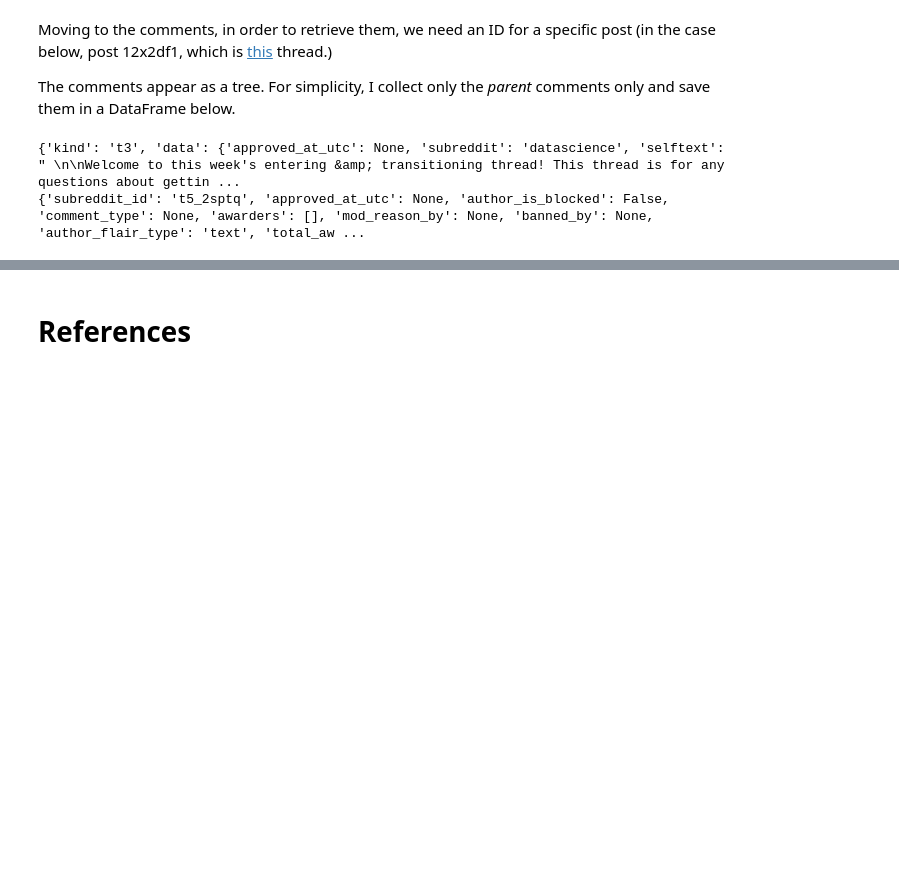
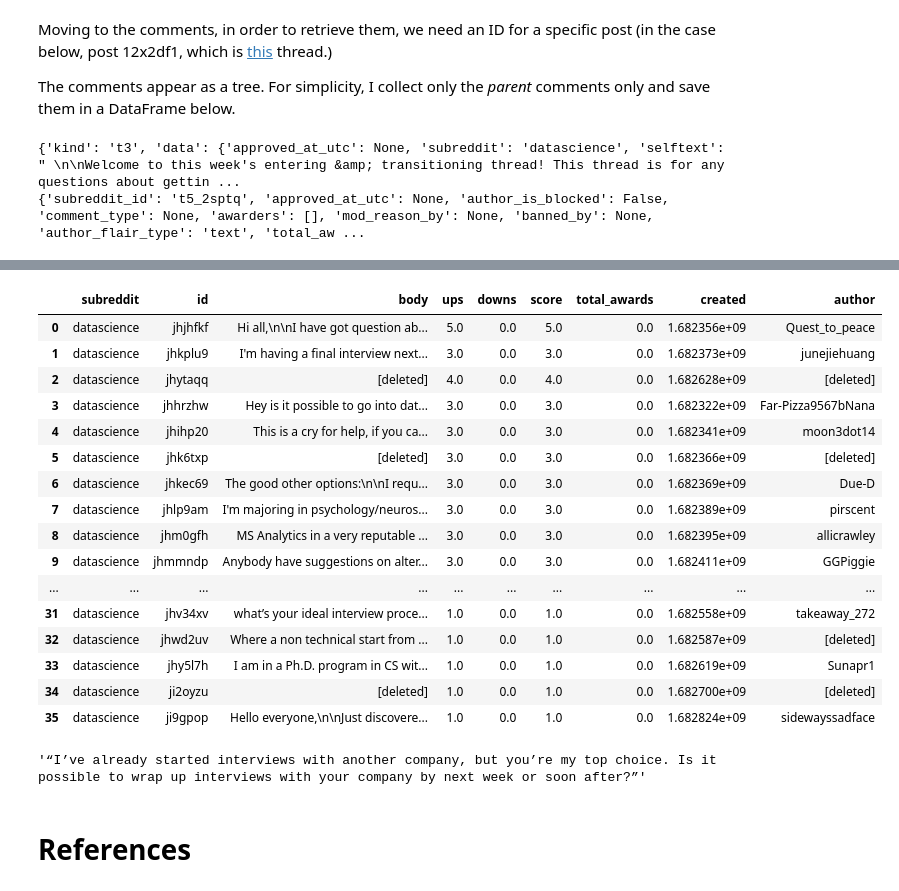
Before and after one commit to ConstanzaSchibber/reddit-API, a Jupyter notebook: RedditAPI-101-2023.ipynb, the cells around one changed output, grey strips where cells are left out. Cells and saved outputs as stored; diff of their text form; code cells hidden in the pictures; blank space fills up the shorter version.

```diff
--- a/RedditAPI-101-2023.ipynb
+++ b/RedditAPI-101-2023.ipynb
@@ -254,2 +254,26 @@ df_comments.head()
+# %%
+df_comments
+# %% [output]
+|  | subreddit | id | body | ups | downs | score | total_awards | created | author |
+| 0 | datascience | jhjhfkf | Hi all,\n\nI have got question ab... | 5.0 | 0.0 | 5.0 | 0.0 | 1.682356e+09 | Quest_to_peace |
+| 1 | datascience | jhkplu9 | I'm having a final interview next... | 3.0 | 0.0 | 3.0 | 0.0 | 1.682373e+09 | junejiehuang |
+| 2 | datascience | jhytaqq | [deleted] | 4.0 | 0.0 | 4.0 | 0.0 | 1.682628e+09 | [deleted] |
+| 3 | datascience | jhhrzhw | Hey is it possible to go into dat... | 3.0 | 0.0 | 3.0 | 0.0 | 1.682322e+09 | Far-Pizza9567bNana |
+| 4 | datascience | jhihp20 | This is a cry for help, if you ca... | 3.0 | 0.0 | 3.0 | 0.0 | 1.682341e+09 | moon3dot14 |
+| 5 | datascience | jhk6txp | [deleted] | 3.0 | 0.0 | 3.0 | 0.0 | 1.682366e+09 | [deleted] |
+| 6 | datascience | jhkec69 | The good other options:\n\nI requ... | 3.0 | 0.0 | 3.0 | 0.0 | 1.682369e+09 | Due-D |
+| 7 | datascience | jhlp9am | I'm majoring in psychology/neuros... | 3.0 | 0.0 | 3.0 | 0.0 | 1.682389e+09 | pirscent |
+| 8 | datascience | jhm0gfh | MS Analytics in a very reputable ... | 3.0 | 0.0 | 3.0 | 0.0 | 1.682395e+09 | allicrawley |
+| 9 | datascience | jhmmndp | Anybody have suggestions on alter... | 3.0 | 0.0 | 3.0 | 0.0 | 1.682411e+09 | GGPiggie |
+| ... | ... | ... | ... | ... | ... | ... | ... | ... | ... |
+| 31 | datascience | jhv34xv | what’s your ideal interview proce... | 1.0 | 0.0 | 1.0 | 0.0 | 1.682558e+09 | takeaway_272 |
+| 32 | datascience | jhwd2uv | Where a non technical start from ... | 1.0 | 0.0 | 1.0 | 0.0 | 1.682587e+09 | [deleted] |
+| 33 | datascience | jhy5l7h | I am in a Ph.D. program in CS wit... | 1.0 | 0.0 | 1.0 | 0.0 | 1.682619e+09 | Sunapr1 |
+| 34 | datascience | ji2oyzu | [deleted] | 1.0 | 0.0 | 1.0 | 0.0 | 1.682700e+09 | [deleted] |
+| 35 | datascience | ji9gpop | Hello everyone,\n\nJust discovere... | 1.0 | 0.0 | 1.0 | 0.0 | 1.682824e+09 | sidewayssadface |
+# %%
+reddit_comments.json()[1]['data']['children'][1]['data']['replies']['data']['children'][0]['data']['body']
+# %% [output]
+'“I’ve already started interviews with another company, but you’re my top choice. Is it possible to wrap up interviews with your company by next week or soon after?”'
 # %% [markdown]
 # References
```
Also changed, not shown: parts of 2 cells of this notebook, 8 other files.
